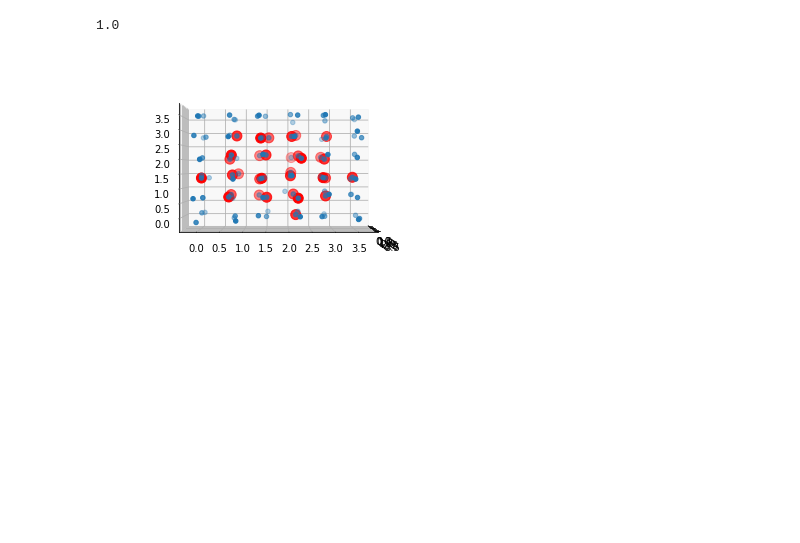
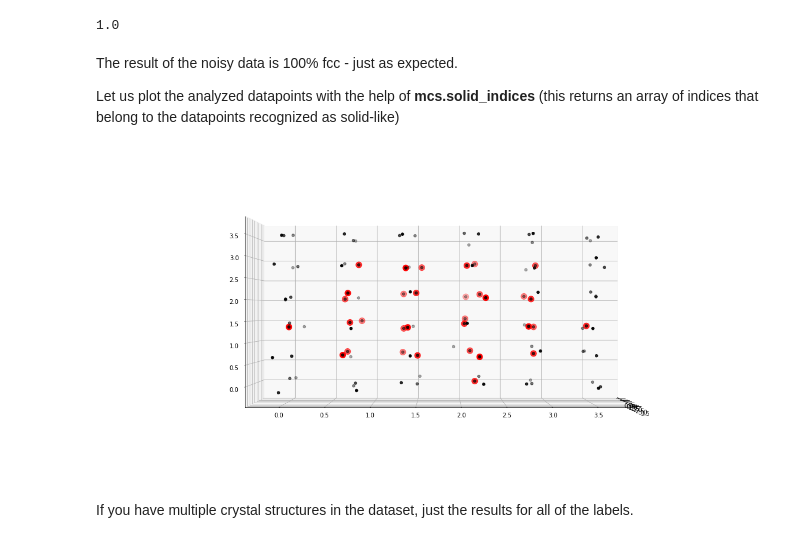
Before and after one commit to gavguile/MixedCrystalSignature, a Jupyter notebook: analyzecrystal_example.ipynb, the cells around one changed output. Drawn from its saved outputs; the diff is of its cells as text; code cells hidden in the pictures; blank space fills up the shorter version.

```diff
--- a/analyzecrystal_example.ipynb
+++ b/analyzecrystal_example.ipynb
@@ -78,12 +86,18 @@ prediction=classifier.predict(scaler.transform(mcs.signature))
 np.mean(prediction)
 # %% [output]
 1.0
+# %% [markdown]
+The result of the noisy data is 100% fcc - just as expected.
+
+Let us plot the analyzed datapoints with the help of **mcs.solid_indices** (this returns an array of indices that belong to the datapoints recognized as solid-like)
 # %%
-fig = plt.figure()
+fig = plt.figure(figsize=(20, 10))
 ax = fig.add_subplot(111, projection='3d')
-ax.scatter(fcc_data_noise[:,0],fcc_data_noise[:,1],fcc_data_noise[:,2])
+ax.scatter(fcc_data_noise[:,0],fcc_data_noise[:,1],fcc_data_noise[:,2],marker='o',color='black')
 solid_data=mcs.datapoints[mcs.solid_indices]
 ax.scatter(solid_data[:,0],solid_data[:,1],solid_data[:,2],color='red',s=100)
 ax.view_init(0,0)
 # %% [output]
-[figure, old version]
+[figure, new version]
+# %% [markdown]
+If you have multiple crystal structures in the dataset, just the results for all of the labels.
```
Also changed, not shown: parts of 11 cells of this notebook.
